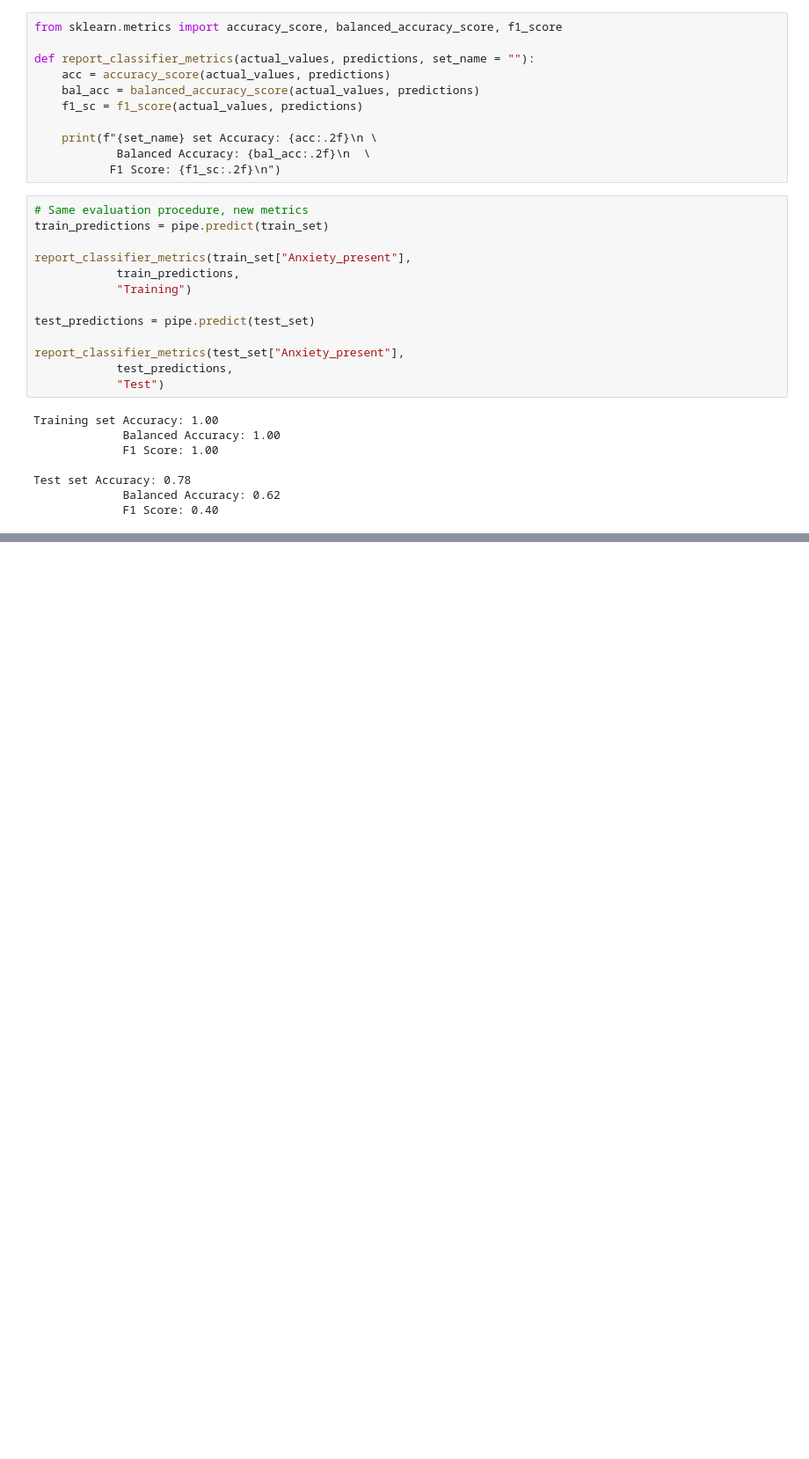
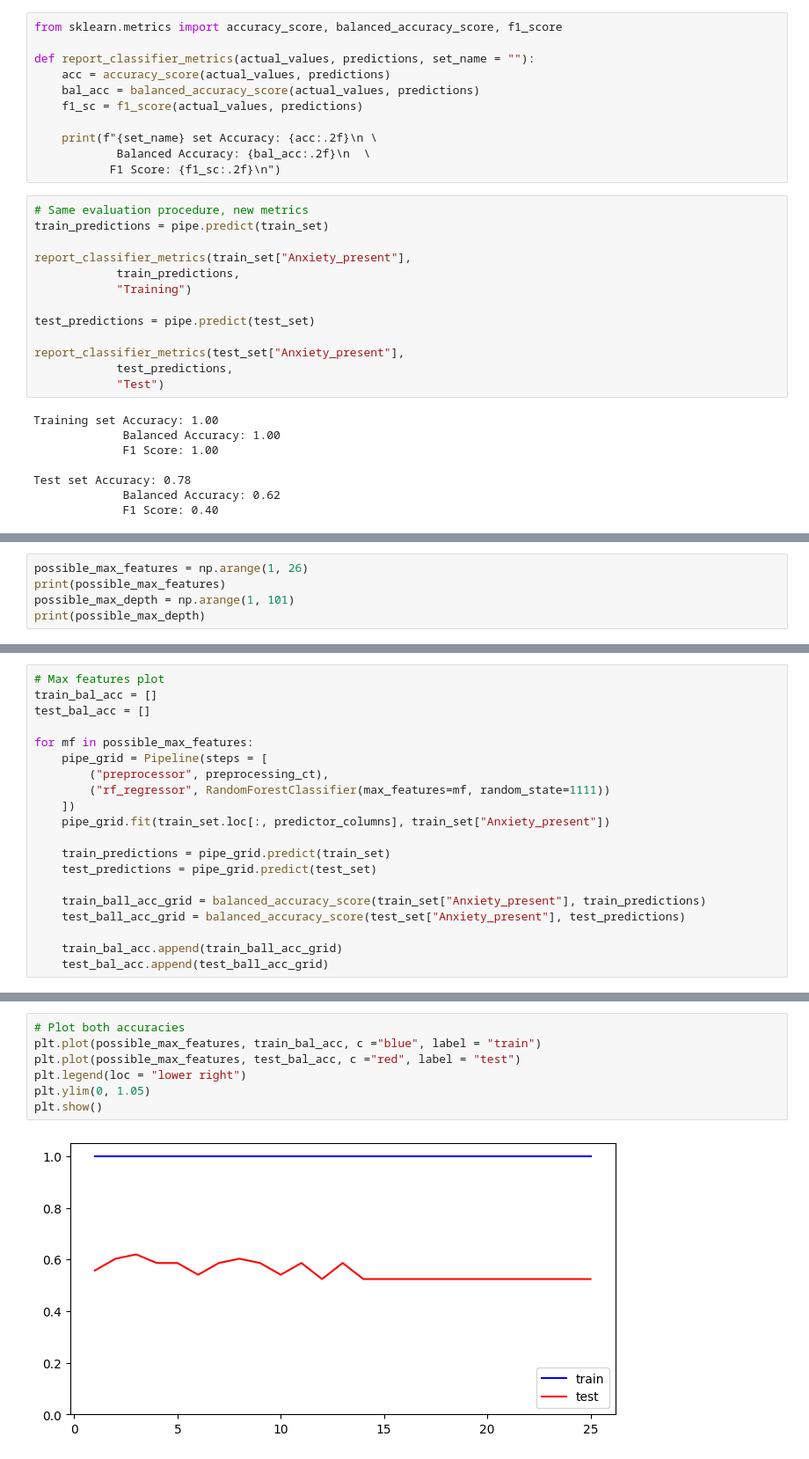
Before and after one commit to Mkranj/ML_predicting_anxiety, a Jupyter notebook: predicting_anxiety.ipynb, the cells around one changed output, grey strips where cells are left out. Shown at 88% size. Cells and saved outputs as stored; diff of their text form; blank space fills up the shorter version.

Commit message:
Grid search n_features

```diff
--- a/predicting_anxiety.ipynb
+++ b/predicting_anxiety.ipynb
@@ -957,0 +960,5 @@ Next - grid search for hyperparameters to improve test scores.
+# %%
+possible_max_features = np.arange(1, 26)
+print(possible_max_features)
+possible_max_depth = np.arange(1, 101)
+print(possible_max_depth)
@@ -957,0 +974,20 @@ Next - grid search for hyperparameters to improve test scores.
+# %%
+# Max features plot
+train_bal_acc = []
+test_bal_acc = []
+
+for mf in possible_max_features:
+    pipe_grid = Pipeline(steps = [
+        ("preprocessor", preprocessing_ct),
+        ("rf_regressor", RandomForestClassifier(max_features=mf, random_state=1111))
+    ])
+    pipe_grid.fit(train_set.loc[:, predictor_columns], train_set["Anxiety_present"])
+
+    train_predictions = pipe_grid.predict(train_set)
+    test_predictions = pipe_grid.predict(test_set)
+
+    train_ball_acc_grid = balanced_accuracy_score(train_set["Anxiety_present"], train_predictions)
+    test_ball_acc_grid = balanced_accuracy_score(test_set["Anxiety_present"], test_predictions)
+
+    train_bal_acc.append(train_ball_acc_grid)
+    test_bal_acc.append(test_ball_acc_grid)
@@ -957,0 +1006,9 @@ Next - grid search for hyperparameters to improve test scores.
+# %%
+# Plot both accuracies
+plt.plot(possible_max_features, train_bal_acc, c ="blue", label = "train")
+plt.plot(possible_max_features, test_bal_acc, c ="red", label = "test")
+plt.legend(loc = "lower right")
+plt.ylim(0, 1.05)
+plt.show()
+# %% [output]
+[figure, added]
```
Also changed, not shown: parts of 21 cells of this notebook.
